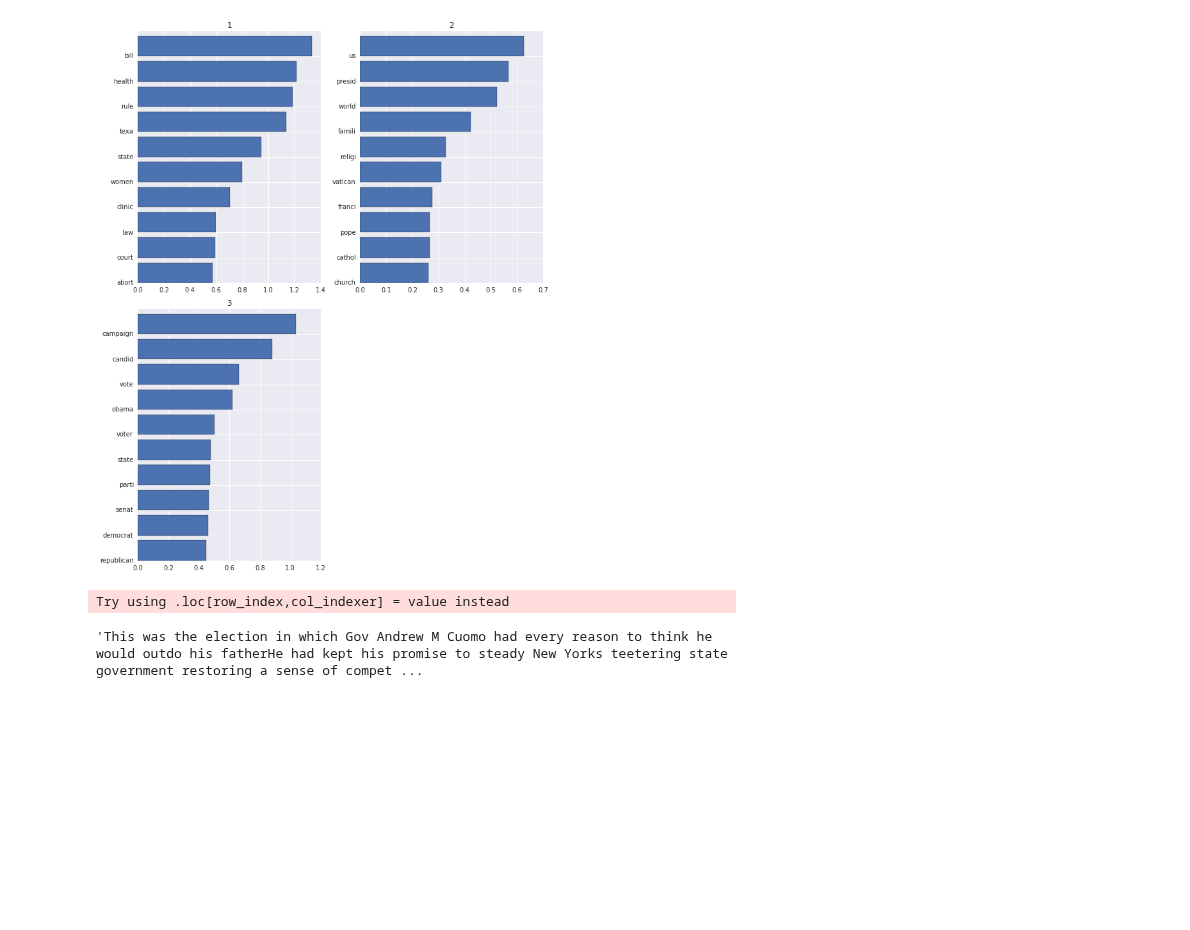
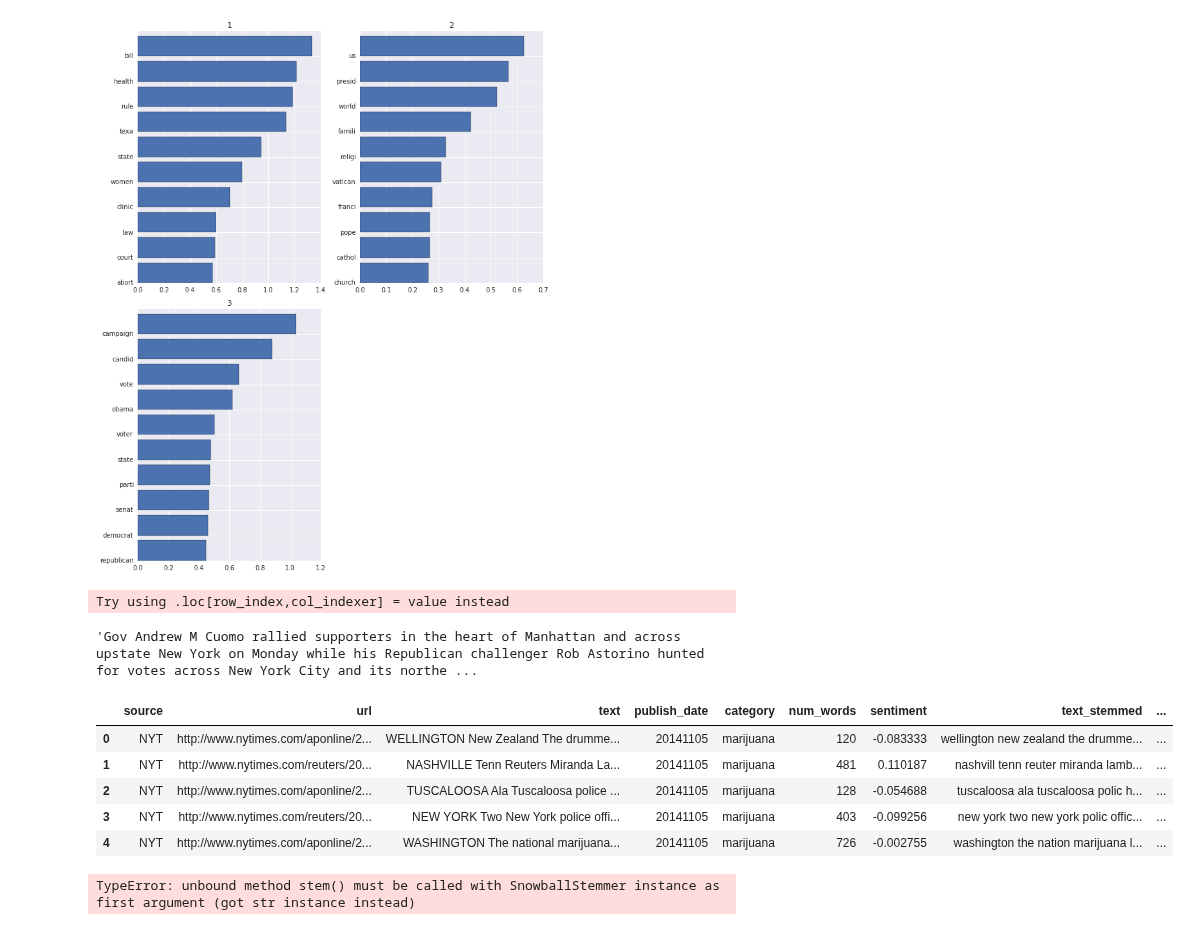
Before and after one commit to tdpetrou/News-Event-Classification, a Jupyter notebook: Exploratory notebook.ipynb, the cells around one changed output. Saved outputs shown, nothing was run; the diff lists cells and outputs as text; code cells hidden in the pictures; blank space fills up the shorter version.

```diff
--- a/Exploratory notebook.ipynb
+++ b/Exploratory notebook.ipynb
@@ -1413,6 +1410,17 @@ abortion['subcategory'] = a.apply(lambda x: topics[np.argmax(x)], axis=1)
 # %% [output]
 Try using .loc[row_index,col_indexer] = value instead
 # %%
-abortion[abortion['subcategory'] == 'Abortion Clinics']['text'].values[0]
+abortion[abortion['subcategory'] == 'Abortion Clinics']['text'].values[1]
 # %% [output]
-'This was the election in which Gov Andrew M Cuomo had every reason to think he would outdo his fatherHe had kept his promise to steady New Yorks teetering state government restoring a sense of compet ...
+'Gov Andrew M Cuomo rallied supporters in the heart of Manhattan and across upstate New York on Monday while his Republican challenger Rob Astorino hunted for votes across New York City and its northe ...
+# %%
+sents = pd.read_csv('data/combined_data.csv')
+# %%
+sents.head()
+# %% [output]
+|  | source | url | text | publish_date | category | num_words | sentiment | text_stemmed | ... |
+| 0 | NYT | http://www.nytimes.com/aponline/2... | WELLINGTON New Zealand The drumme... | 20141105 | marijuana | 120 | -0.083333 | wellington new zealand the drumme... | ... |
+| 1 | NYT | http://www.nytimes.com/reuters/20... | NASHVILLE Tenn Reuters Miranda La... | 20141105 | marijuana | 481 | 0.110187 | nashvill tenn reuter miranda lamb... | ... |
+| 2 | NYT | http://www.nytimes.com/aponline/2... | TUSCALOOSA Ala Tuscaloosa police ... | 20141105 | marijuana | 128 | -0.054688 | tuscaloosa ala tuscaloosa polic h... | ... |
+| 3 | NYT | http://www.nytimes.com/reuters/20... | NEW YORK Two New York police offi... | 20141105 | marijuana | 403 | -0.099256 | new york two new york polic offic... | ... |
+| 4 | NYT | http://www.nytimes.com/aponline/2... | WASHINGTON The national marijuana... | 20141105 | marijuana | 726 | -0.002755 | washington the nation marijuana l... | ... |
@@ -1418,0 +1429,4 @@ abortion[abortion['subcategory'] == 'Abortion Clinics']['text'].values[0]
+# %%
+snowball.stem('playing')
+# %% [output]
+TypeError: unbound method stem() must be called with SnowballStemmer instance as first argument (got str instance instead)
```
Also changed, not shown: parts of 37 cells of this notebook, 8 other files.
